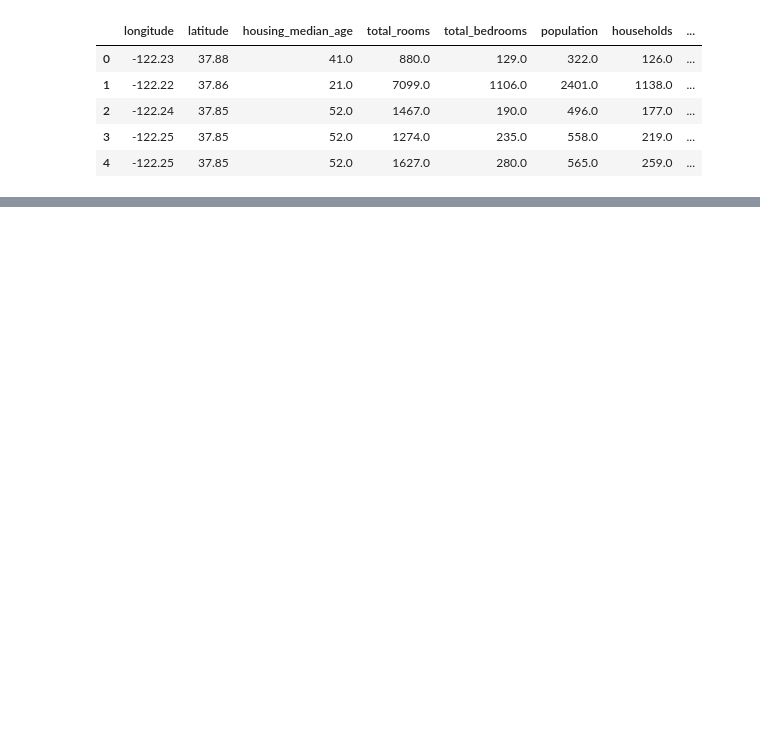
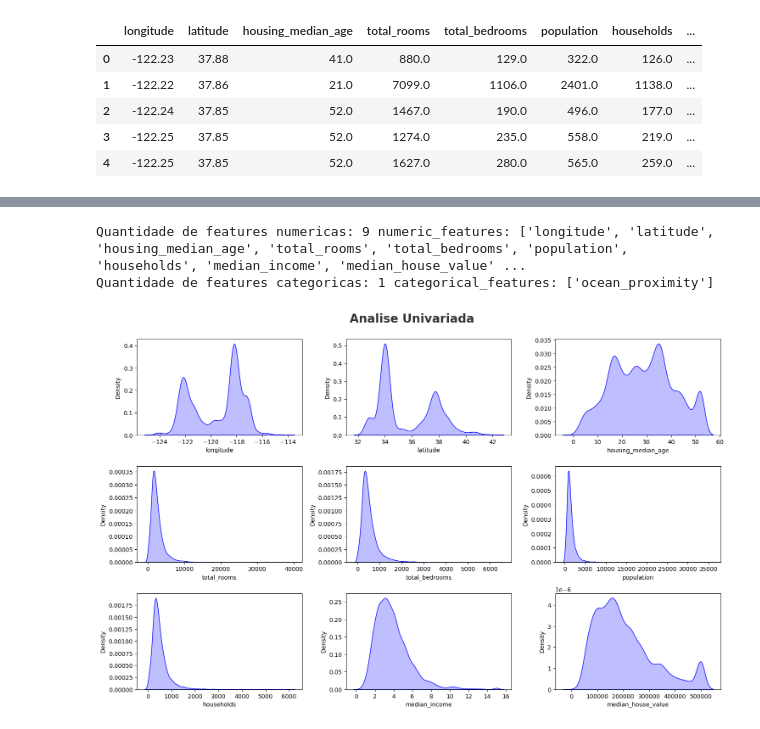
Before and after one commit to whyvic/modelagem-previsao-imobiliaria, a Jupyter notebook: modelagem_previsao_imobiliaria.ipynb, the cells around one changed output, grey strips where cells are left out. Saved outputs shown, nothing was run; the diff lists cells and outputs as text; code cells hidden in the pictures; blank space fills up the shorter version.

Commit message:
Concluindo analise exploratoria de dados, fazendo uma divisao dos dados para treinamento e teste e verificando outliers

```diff
--- a/modelagem_previsao_imobiliaria.ipynb
+++ b/modelagem_previsao_imobiliaria.ipynb
@@ -27,9 +21,0 @@ plt.show()
-# %%
-df["faixa_renda"] = pd.cut(df["median_income"], bins=[0, 2, 4, 6, 8, 10, 12, 14])
-media_por_faixa = df.groupby("faixa_renda")["median_house_value"].mean()
-media_por_faixa.plot(kind="line", marker="o", color="darkgreen", figsize=(8,5))
-plt.title("Valor Médio das Casas por Faixa de Renda")
-plt.xlabel("Faixa de Renda Mediana")
-plt.ylabel("Valor Médio da Casa")
-plt.grid(True)
-plt.show()
@@ -37,0 +63,22 @@ plt.show()
+# %%
+numeric_features = [feature for feature in df.columns if df[feature].dtype != 'object']
+categorical_features = [feature for feature in df.columns if df[feature].dtype == 'object']
+
+print(f"Quantidade de features numericas: {len(numeric_features)} numeric_features: {numeric_features}")
+print(f"Quantidade de features categoricas: {len(categorical_features)} categorical_features: {categorical_features}")
+# %% [output]
+Quantidade de features numericas: 9 numeric_features: ['longitude', 'latitude', 'housing_median_age', 'total_rooms', 'total_bedrooms', 'population', 'households', 'median_income', 'median_house_value' ...
+Quantidade de features categoricas: 1 categorical_features: ['ocean_proximity']
+# %%
+from pandas.core.arrays import numeric
+plt.figure(figsize=(15,15))
+
+plt.suptitle("Analise Univariada",fontsize=20,fontweight='bold',alpha=0.8,y=1.)
+
+for i in range(len(numeric_features)):
+  plt.subplot(5,3,i+1)
+  sns.kdeplot(x=df[numeric_features[i]],shade=True,color='b')
+  plt.xlabel(numeric_features[i])
+  plt.tight_layout()
+# %% [output]
+[figure, added]
```
Also changed, not shown: parts of 10 cells of this notebook.
